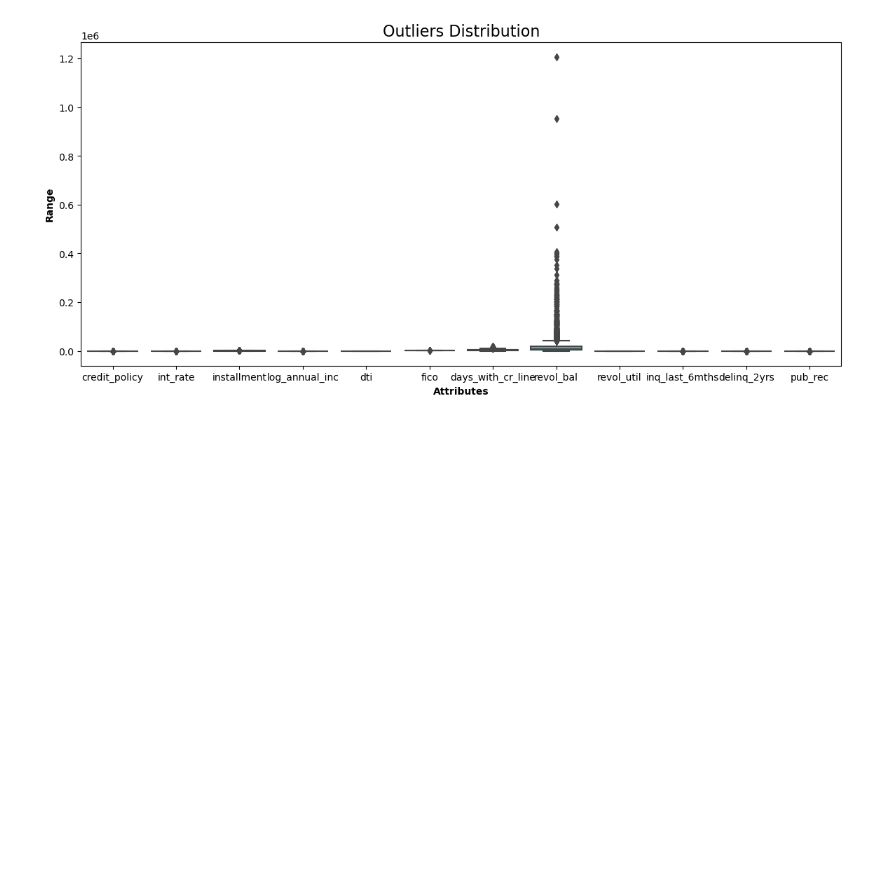
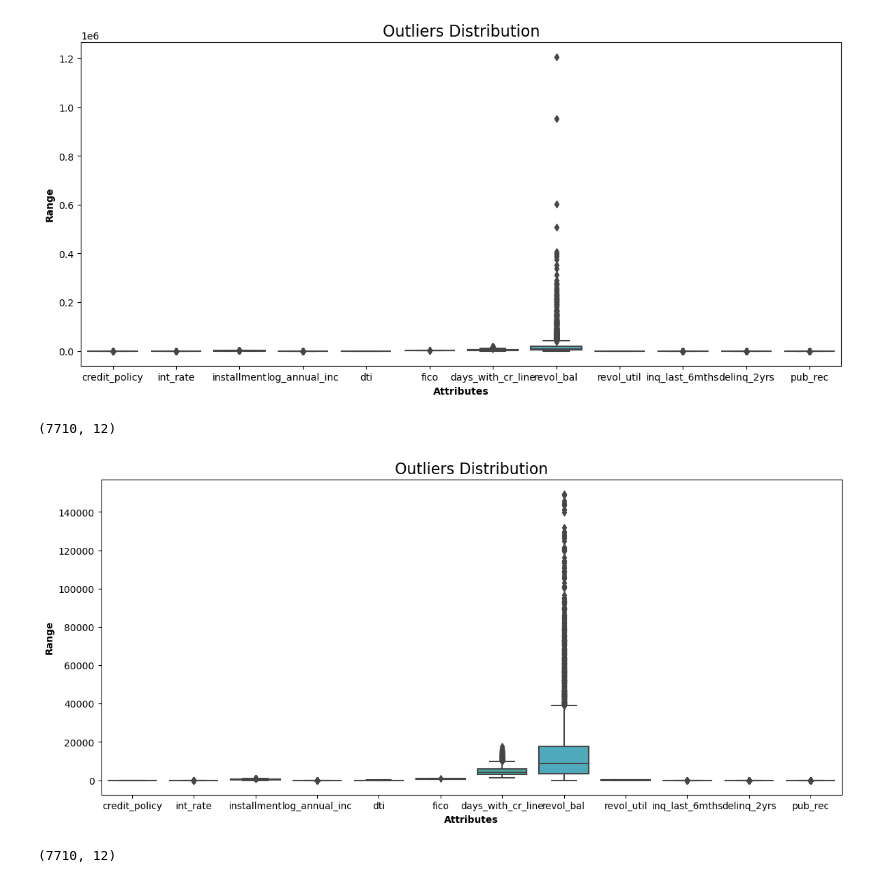
Before and after one commit to johnloane/sd4_dav_24, a Jupyter notebook: clustering_early.ipynb, the cells around one changed output. Saved outputs shown, nothing was run; the diff lists cells and outputs as text; code cells hidden in the pictures; blank space fills up the shorter version.

```diff
--- a/clustering_early.ipynb
+++ b/clustering_early.ipynb
@@ -262,3 +262,29 @@ def show_boxplot(df):
 show_boxplot(cleaned_data)
 # %% [output]
 [figure]
+# %%
+def remove_outliers(data):
+    df = data.copy()
+    for col in list(df.columns):
+        Q1 = df[str(col)].quantile(0.25)
+        Q3 = df[str(col)].quantile(0.75)
+        IQR = Q3 - Q1
+        lower_bound = Q1 - 1.5*IQR
+        upper_bound = Q3 + 1.5*IQR
+        df = df[(df[str(col)] >= lower_bound) & (df[str(col)] <= upper_bound)]
+        return df
+# %%
+without_outliers = remove_outliers(cleaned_data)
+show_boxplot(without_outliers)
+without_outliers.shape
+# %% [output]
+(7710, 12)
+[figure, added]
+# %%
+from sklearn.preprocessing import StandardScaler
+data_scaler = StandardScaler()
+scaled_data = data_scaler.fit_transform(without_outliers)
+scaled_data.shape
+#pruned_data = scaled_data[0:5000]
+# %% [output]
+(7710, 12)
```
Also changed, not shown: parts of 18 cells of this notebook, 2 other files.
